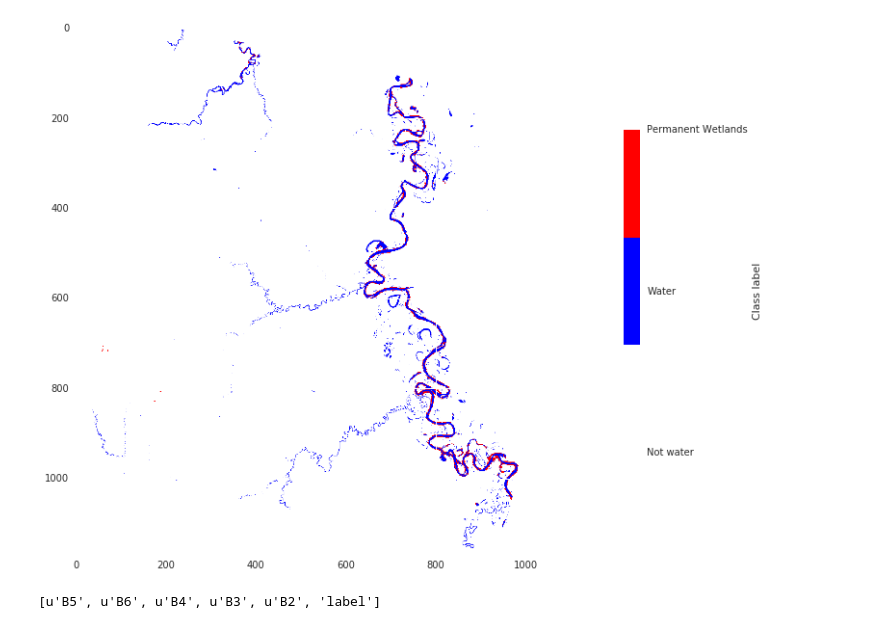
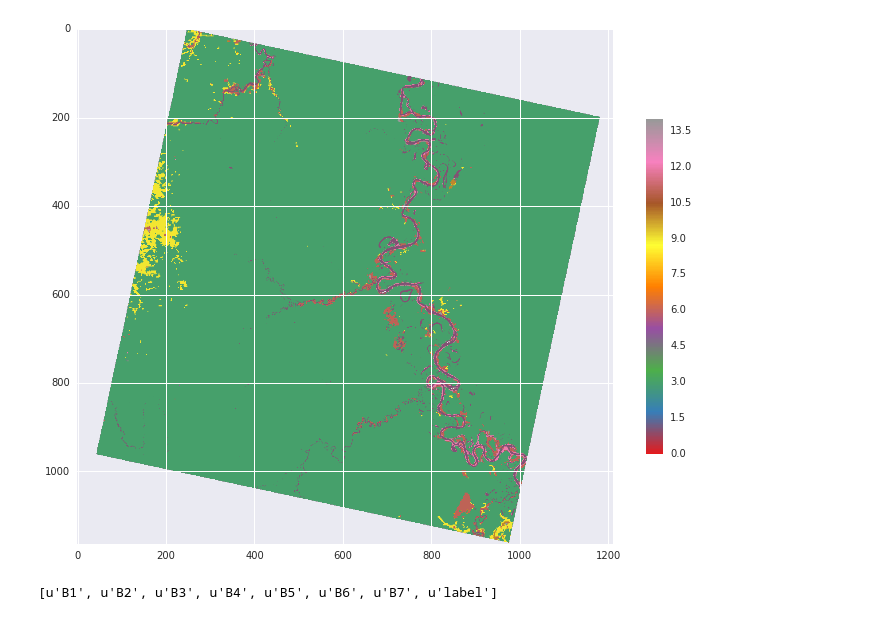
Before and after one commit to nongroup-lanl/ee-notebooks, a Jupyter notebook: ee-sandbox.ipynb, the cells around one changed output. Drawn from its saved outputs; the diff is of its cells as text; code cells hidden in the pictures.

```diff
--- a/ee-sandbox.ipynb
+++ b/ee-sandbox.ipynb
@@ -10,14 +12,2 @@ from matplotlib import colors
 # %%
 ee.Initialize()
-# %%
-import urllib, tempfile, zipfile
-def download_tiff(image, scale):
-    url = ee.data.makeDownloadUrl(ee.data.getDownloadId({
-        'image': image.serialize(),
-        'scale': '%d' % scale,
-        'filePerBand': 'false',
-        'name': 'data',
-    }))
-    local_zip, headers = urllib.urlretrieve(url)
-    with zipfile.ZipFile(local_zip) as local_zipfile:
-        return local_zipfile.extract('data.tif', tempfile.mkdtemp())
@@ -42,2 +16,6 @@ filtered = collection.filterMetadata('CLOUD_COVER', 'less_than', cloud_thresh)
+# %%
+path, row = [7, 65] # Ucayali
+year, month, day = [2014, 9, 7]
+img = get_landsat_image(path, row, year, month, day)
 # %%
 vis_params = {'bands' : 'B5, B6, B4'} # XXX: bands should be a string, not list...
@@ -78,22 +30,26 @@ stacked = stacked.rename(bands)
+# %%
+used_bands = ['B{}'.format(x) for x in np.arange(1, 8)]
+stacked = form_labelled_image(path, row, year, month, day, bands=used_bands)
 # %%
-filename = download_tiff(clipped_labels, scale=200)
+filename = download_tiff(stacked, scale=200)
 # %%
 cmap = colors.ListedColormap(['white', 'blue', 'red'])
 bounds = [0, 0.5, 1.5, 2]
 norm = colors.BoundaryNorm(bounds, cmap.N)
 with rasterio.open(filename) as r:
-    labels = r.read(1)
-#print(results.shape)
-#results = np.stack([results[4], results[3], results[2]], axis=-1)
-#print(results.shape)
+    i = r.count
+    labels = r.read(i)
+    labels[labels == 0] = np.nan
+    label_values = list(np.unique(labels[~np.isnan(labels)]))
 fig, ax = plt.subplots(1, 1, figsize=(12,12))
-im = ax.imshow(labels, cmap=cmap, norm=norm)
-cb = plt.colorbar(im, ax=ax, shrink=0.5, label='Class label', ticks=[0, 1, 2])
-cb.ax.set_yticklabels(['Not water', 'Water', 'Permanent Wetlands']);
+im = ax.imshow(labels, cmap='Set1', vmin=0)#, cmap=cmap, norm=norm)
+cb = plt.colorbar(im, ax=ax, shrink=0.5)#, label='Class label', ticks=[0, 1, 2])
+#cb.ax.set_yticklabels(label_values);
 # %% [output]
-[figure, old version]
+[figure, new version]
-# %%
-print(bands)
-# %% [output]
-[u'B5', u'B6', u'B4', u'B3', u'B2', 'label']
+# %%
+bands = stacked.bandNames().getInfo()
+print(bands)
+# %% [output]
+[u'B1', u'B2', u'B3', u'B4', u'B5', u'B6', u'B7', u'label']
 # %%
```
Also changed, not shown: parts of 21 cells of this notebook.
